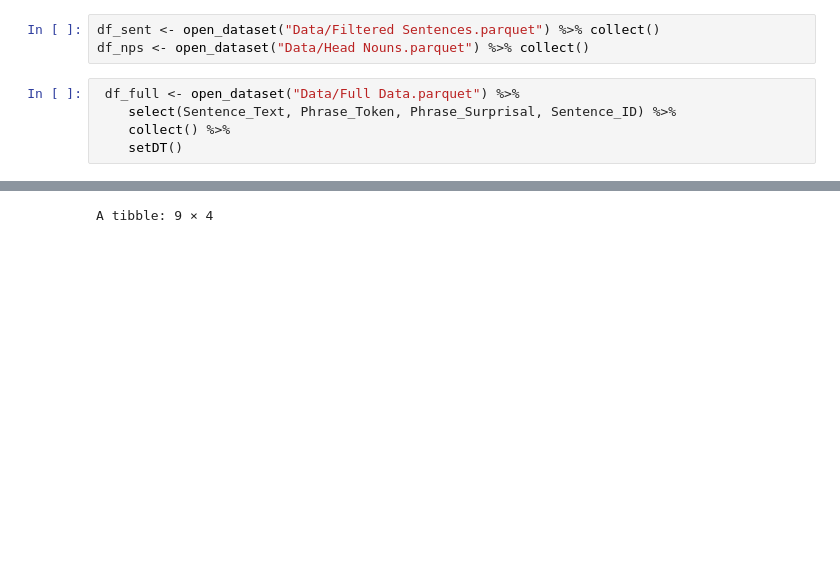
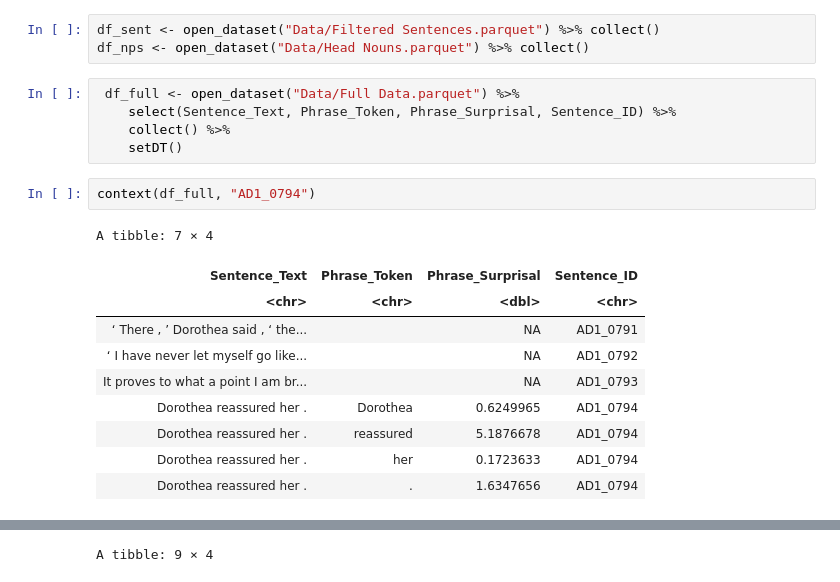
Before and after one commit to vmariani3321/QP2-Analysis, a Jupyter notebook: playground.ipynb, the cells around one changed output, grey strips where cells are left out. Saved outputs shown, nothing was run; the diff lists cells and outputs as text; blank space fills up the shorter version.

```diff
--- a/playground.ipynb
+++ b/playground.ipynb
@@ -72,5 +72,18 @@ df_nps <- open_dataset("Data/Head Nouns.parquet") %>% collect()
     select(Sentence_Text, Phrase_Token, Phrase_Surprisal, Sentence_ID) %>%
     collect() %>%
     setDT()
+# %%
+context(df_full, "AD1_0794")
+# %% [output]
+A tibble: 7 × 4
+| Sentence_Text | Phrase_Token | Phrase_Surprisal | Sentence_ID |
+| <chr> | <chr> | <dbl> | <chr> |
+| ‘ There , ’ Dorothea said , ‘ the... |  | NA | AD1_0791 |
+| ‘ I have never let myself go like... |  | NA | AD1_0792 |
+| It proves to what a point I am br... |  | NA | AD1_0793 |
+| Dorothea reassured her . | Dorothea | 0.6249965 | AD1_0794 |
+| Dorothea reassured her . | reassured | 5.1876678 | AD1_0794 |
+| Dorothea reassured her . | her | 0.1723633 | AD1_0794 |
+| Dorothea reassured her . | . | 1.6347656 | AD1_0794 |
 # %%
 df_nps %>%
```
Also changed, not shown: parts of 3 cells of this notebook, 1 other file.
